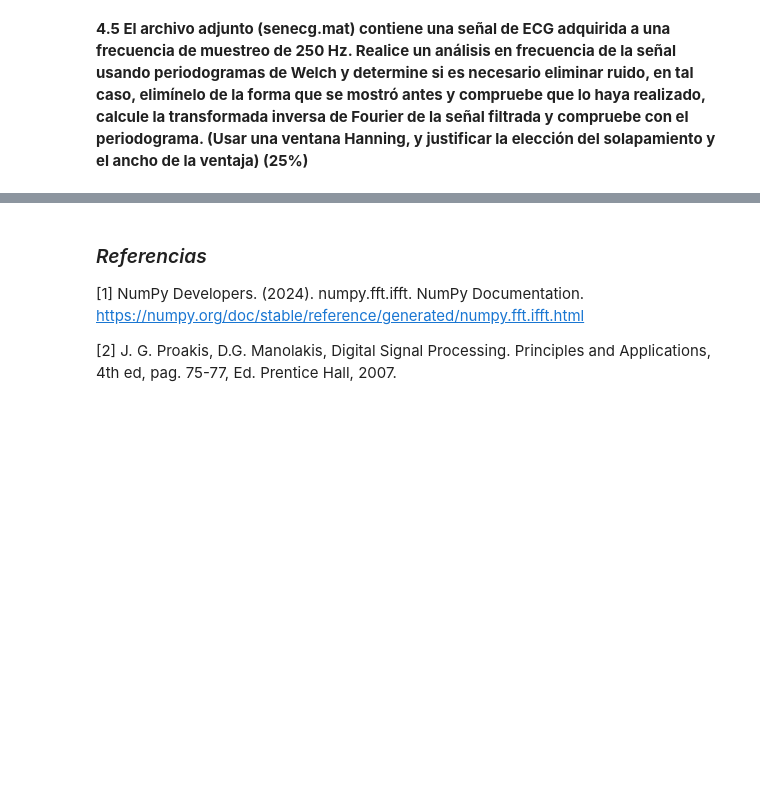
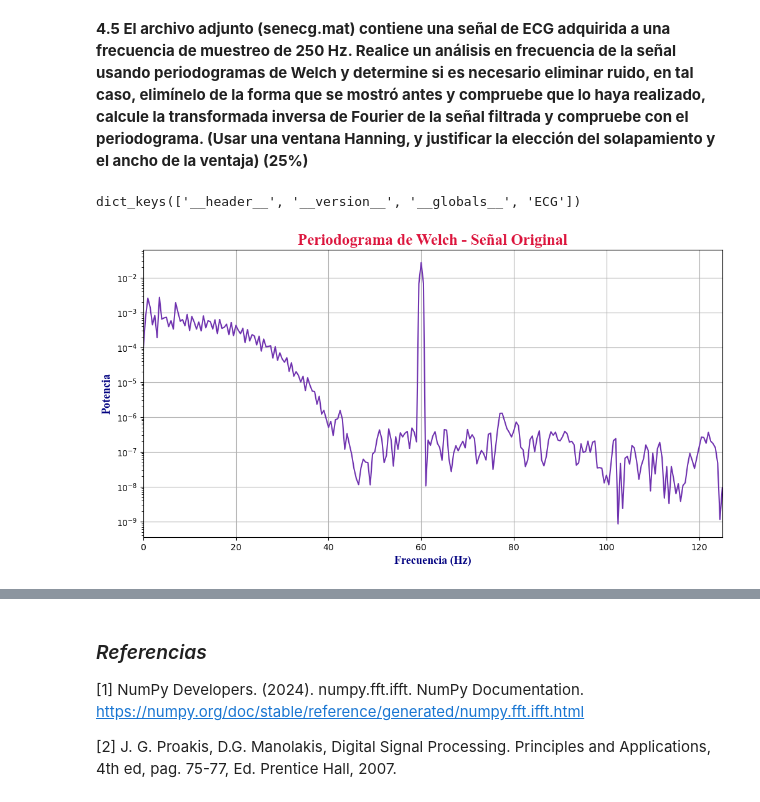
Before and after one commit to Aleja0001/Biosenales, a Jupyter notebook: Práctica 5/Practica5.ipynb, the cells around one changed output, grey strips where cells are left out. Cells and saved outputs as stored; diff of their text form; code cells hidden in the pictures; blank space fills up the shorter version.

```diff
--- a/Práctica 5/Practica5.ipynb
+++ b/Práctica 5/Practica5.ipynb
@@ -318,3 +357,40 @@ Verificación de amplitudes extraídas:
   160 Hz  →  amplitud recuperada: 11.47  (esperada: 12)
 # %% [markdown]
 **4.5 El archivo adjunto (senecg.mat) contiene una señal de ECG adquirida a una frecuencia de muestreo de 250 Hz. Realice un análisis en frecuencia de la señal usando periodogramas de Welch y determine si es necesario eliminar ruido, en tal caso, elimínelo de la forma que se mostró antes y compruebe que lo haya realizado, calcule la transformada inversa de Fourier de la señal filtrada y compruebe con el periodograma. (Usar una ventana Hanning, y justificar la elección del solapamiento y el ancho de la ventaja) (25%)**
+# %%
+# Cargamos la señal e identificamos su estructura para saber cómo acceder a los datos
+
+señal = loadmat ('senecg.mat')
+print(señal.keys()) #Para ver las llaves de la señal cargada, así sabemos cómo acceder a los datos
+
+ECG = señal['ECG'].flatten()
+# %% [output]
+dict_keys(['__header__', '__version__', '__globals__', 'ECG'])
+# %%
+#Teniendo en cuenta la frecuencia de muestreo:
+
+Fs = 250
+N = len(ECG)
+t = np.arange(0, N) / Fs # Eje de tiempo
+
+# Análisis inicial - Periodograma de Welch
+
+# Usamos la  función pwelch para identificar componentes de ruido
+
+nperseg = 500  # Ancho de ventana: 2 segundos de señal para buena resolución
+noverlap = int (nperseg/2) # Solapamiento al 50% para reducir varianza
+
+f, Pxx = pwelch(ECG [0:500], Fs, 'hann', nperseg, noverlap)
+
+# Graficamos Frecuencia vs Potencia
+
+plt.figure(figsize=(12, 6))
+plt.semilogy(f, Pxx, color = "#6F32AF") # Escala logarítmica para ver mejor el ruido
+plt.title('Periodograma de Welch - Señal Original',fontname = 'Times New Roman', fontsize = 18, fontweight='bold',color = "crimson")
+plt.xlabel('Frecuencia (Hz)',fontname = 'Times New Roman', fontsize = 13, fontweight='bold',color = "navy")
+plt.ylabel('Potencia',fontname = 'Times New Roman', fontsize = 13, fontweight='bold',color = "navy")
+plt.xlim(0, 125) # Solo hasta Nyquist
+plt.grid(True)
+plt.show()
+# %% [output]
+[figure, added]
```
Also changed, not shown: parts of 21 cells of this notebook, 59 other files.
